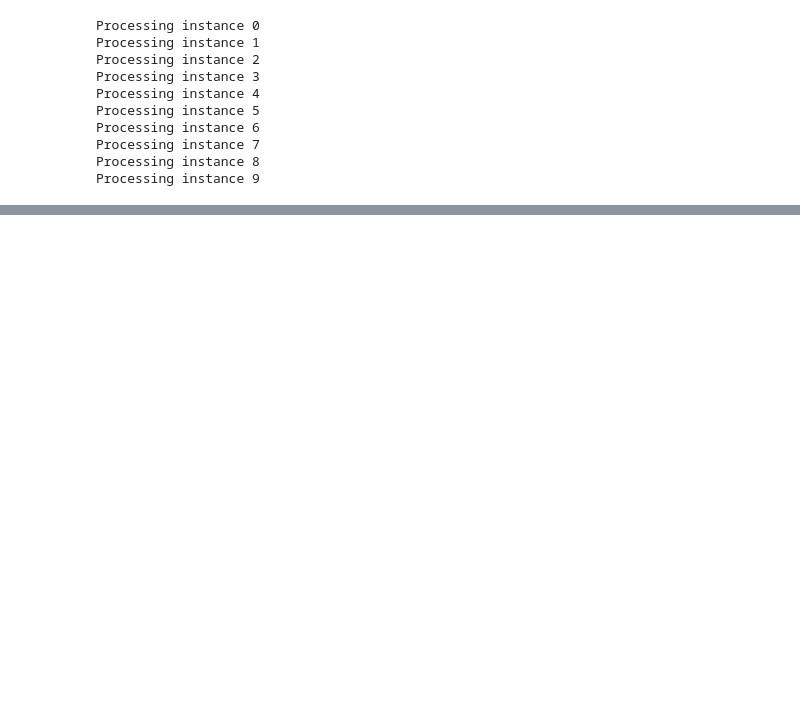
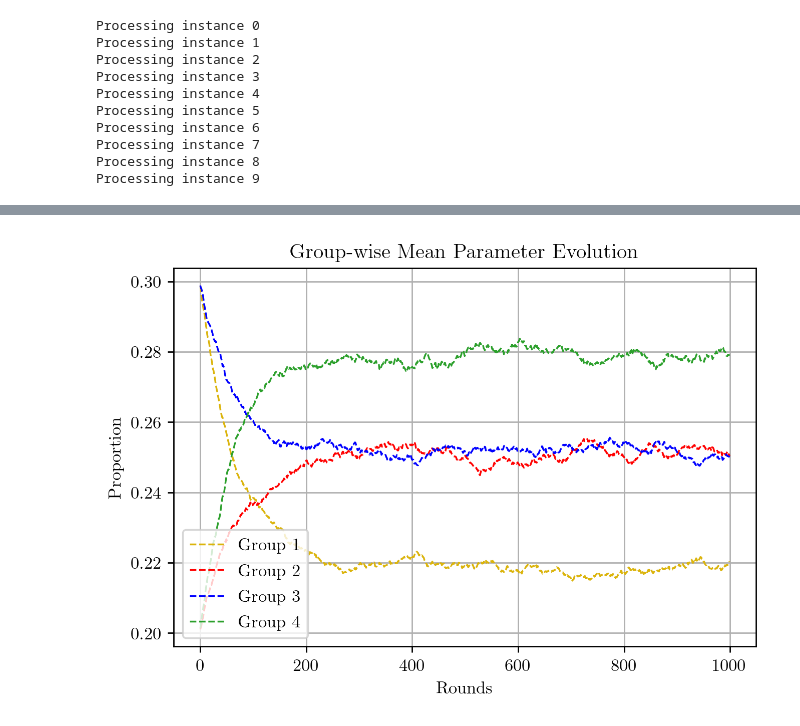
Before and after one commit to bhagyapuranik/fairness_multi_group, a Jupyter notebook: test.ipynb, the cells around one changed output, grey strips where cells are left out. Drawn from its saved outputs; the diff is of its cells as text; code cells hidden in the pictures; blank space fills up the shorter version.

```diff
--- a/test.ipynb
+++ b/test.ipynb
@@ -54,0 +103,14 @@ plt.show()
+# %%
+num_rounds = 1000
+lambda_ = 6
+eta = 0.025
+N = 50
+num_instances = 10
+fairness_target = np.array([0.25, 0.25, 0.25, 0.25])
+initial_theta = np.array([0.3, 0.2, 0.3, 0.2])
+num_groups = len(fairness_target)
+mean = np.array([4.75,5,5,5.25])#np.ones(num_groups)*5
+std = np.array([1.5,1,1,0.75])#np.ones(num_groups)
+acceptance_ratio = 0.6
+decay = 0
+applicants, admitteds, thetas = process_multigroup(N, mean, std, acceptance_ratio, fairness_target, initial_theta, lambda_, eta, num_instances, num_rounds, decay)
@@ -54,0 +128,23 @@ plt.show()
+# %%
+thetas1 = np.mean(thetas, axis=0)
+plt.rc('text', usetex = True)
+plt.rc('font', family='serif')
+width = 6
+height = 4
+fig, ax = plt.subplots(nrows=1, ncols=1)
+fig.set_size_inches(width, height) #exact size of the figure
+fig.set_dpi(250)
+lw = 1
+colors = ['#DBB40C','red','blue','tab:green']
+
+for i in range(num_groups):
+    ax.plot(thetas1[:,i], '--', label='Group '+str(i+1), linewidth=lw, c=colors[i])
+
+ax.set_title('Group-wise Mean Parameter Evolution')
+ax.grid()
+ax.set_xlabel('Rounds')
+ax.set_ylabel('Proportion')
+ax.legend()
+plt.show()
+# %% [output]
+[figure, added]
```
Also changed, not shown: parts of 4 cells of this notebook.
